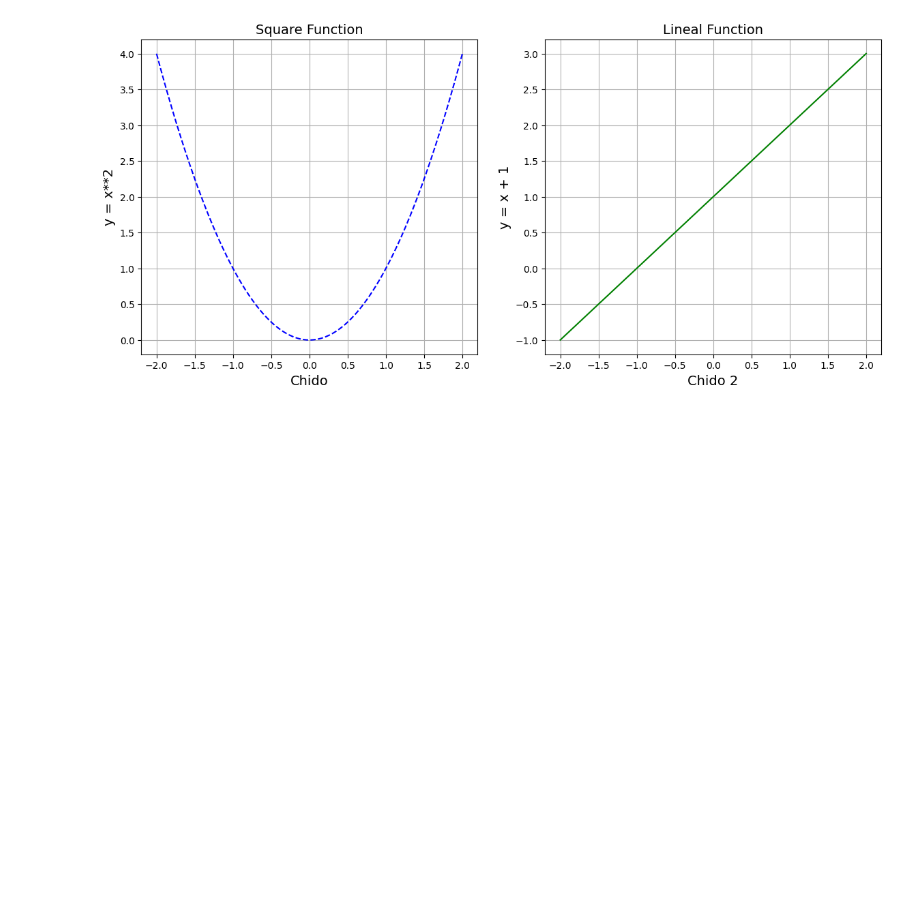
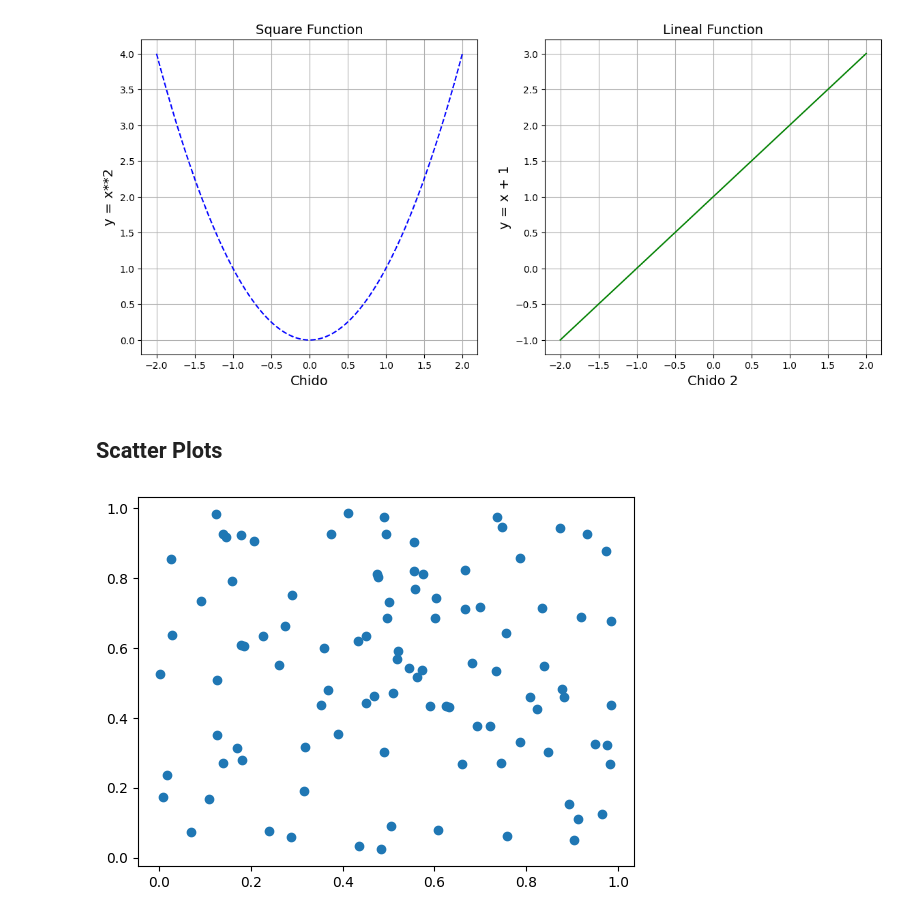
Before and after one commit to itsFDavid/Simulacion, a Jupyter notebook: 04-MatplotLib/04-MatplotLib.ipynb, the cells around one changed output. Saved outputs shown, nothing was run; the diff lists cells and outputs as text; code cells hidden in the pictures; blank space fills up the shorter version.

Commit message:
add Scatter Plots

```diff
--- a/04-MatplotLib/04-MatplotLib.ipynb
+++ b/04-MatplotLib/04-MatplotLib.ipynb
@@ -147,3 +147,12 @@ plt.grid(True)
 plt.show()
 # %% [output]
 [figure]
+# %% [markdown]
+## Scatter Plots
+# %%
+from numpy.random import rand
+x, y = rand(2, 100)
+plt.scatter(x, y)
+plt.show()
+# %% [output]
+[figure, added]
```
Also changed, not shown: parts of 1 cell of this notebook.
